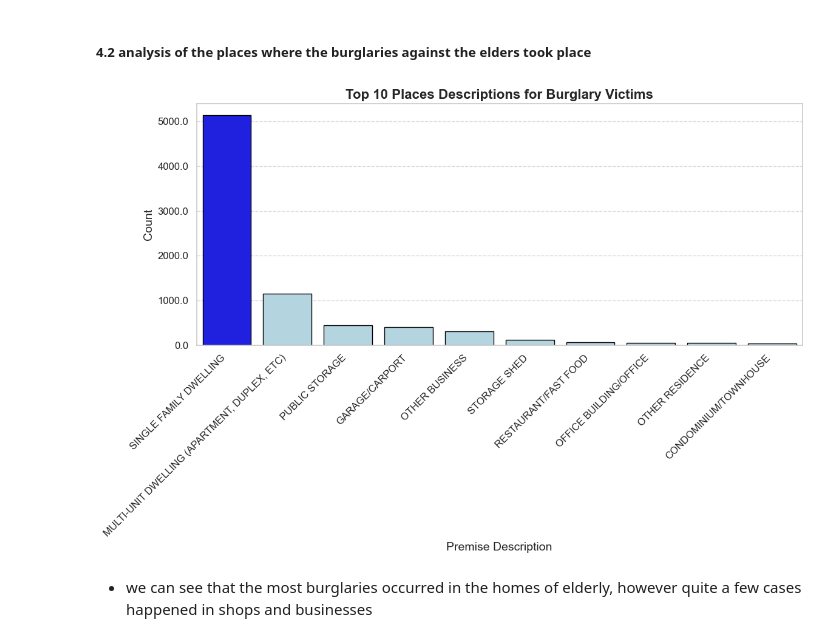
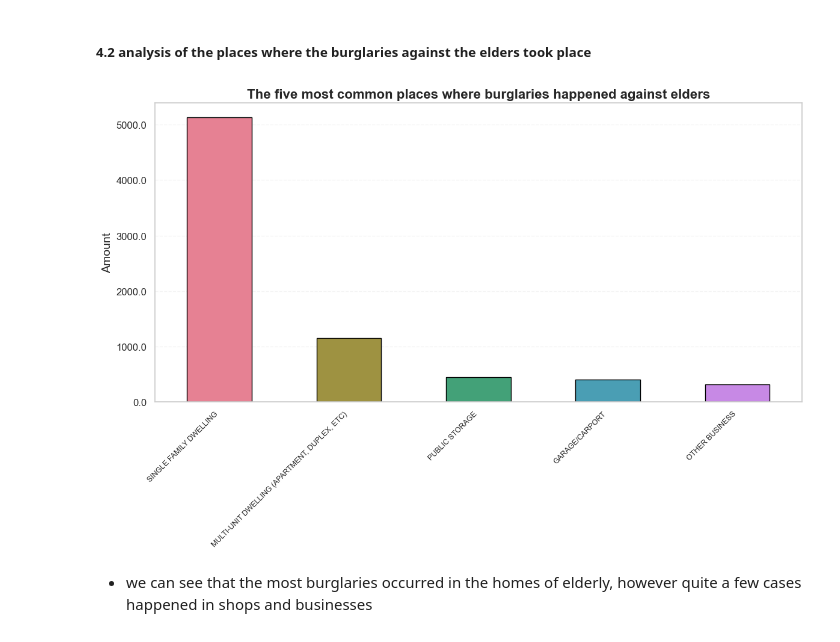
Before and after one commit to BareLevi/Data_Analysis_Final_Project, a Jupyter notebook: data_analysis_project_final.ipynb, the cells around one changed output. Saved outputs shown, nothing was run; the diff lists cells and outputs as text; code cells hidden in the pictures.

```diff
--- a/data_analysis_project_final.ipynb
+++ b/data_analysis_project_final.ipynb
@@ -502,33 +502,37 @@ old_df_crime_description.head()
 # %%
 old_burglary_df = old_df[old_df["crime_description"] == "BURGLARY"]
 premise_description_counts = old_burglary_df['premise_description'].value_counts().reset_index()
 premise_description_counts.columns = ['premise_description', 'count']
-top_10_premise_descriptions = premise_description_counts.head(10)
+top_5_premise_descriptions = premise_description_counts.head(5)  # Get the top 5
 
 
 fig, ax = plt.subplots(figsize=(12, 8))
 
 
-colors = ['lightblue' if count != top_10_premise_descriptions['count'].max() else 'blue' for count in top_10_premise_descriptions['count']]
+palette = sns.color_palette("husl", len(top_5_premise_descriptions))
+sns.barplot(x='premise_description', y='count', data=top_5_premise_descriptions, palette=palette, edgecolor='black', ax=ax, width=0.5)
 
 
-sns.barplot(x='premise_description', y='count', data=top_10_premise_descriptions, palette=colors, edgecolor='black', ax=ax)
+ax.set_xlabel('')
+ax.set_ylabel('Amount', fontsize=14)
+ax.set_title('The five most common places where burglaries happened against elders', fontsize=16, fontweight='bold')
 
 
-ax.set_xlabel('Premise Description', fontsize=14)
-ax.set_ylabel('Count', fontsize=14)
-ax.set_title('Top 10 Places Descriptions for Burglary Victims', fontsize=16, fontweight='bold')
-ax.set_xticklabels(ax.get_xticklabels(), rotation=45, ha='right', fontsize=12)
+ax.set_xticklabels(ax.get_xticklabels(), rotation=45, ha='right', fontsize=9)
+
+
 ax.set_yticklabels(ax.get_yticks(), fontsize=12)
 
 
-ax.grid(axis='y', linestyle='--', alpha=0.7)
+ax.grid(axis='y', linestyle='--', alpha=0.2)
 
 
 plt.tight_layout()
+
+
 plt.show()
 # %% [output]
-[figure, old version]
+[figure, new version]
 # %% [markdown]
 - we can see that the most burglaries occurred in the homes of elderly, however quite a few cases happened in shops and businesses
 # %% [markdown]
```
